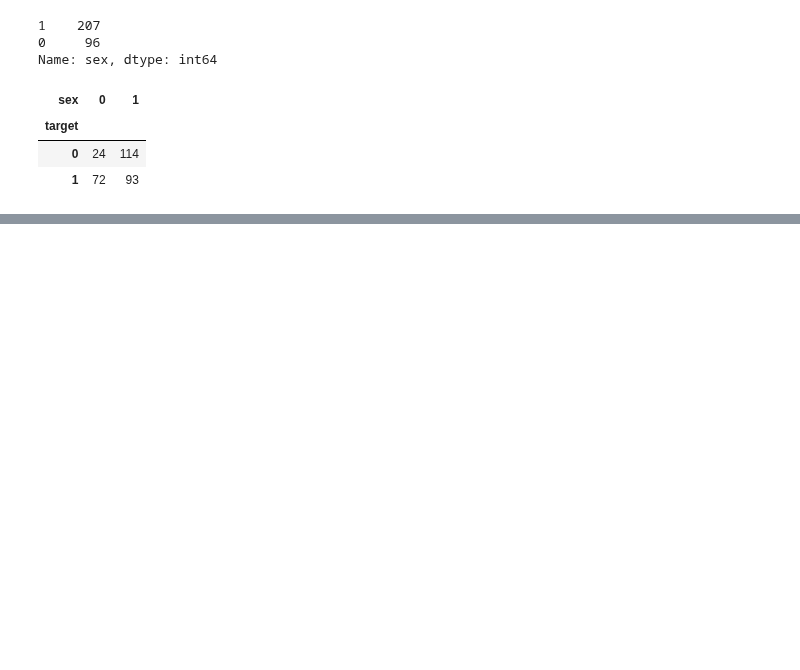
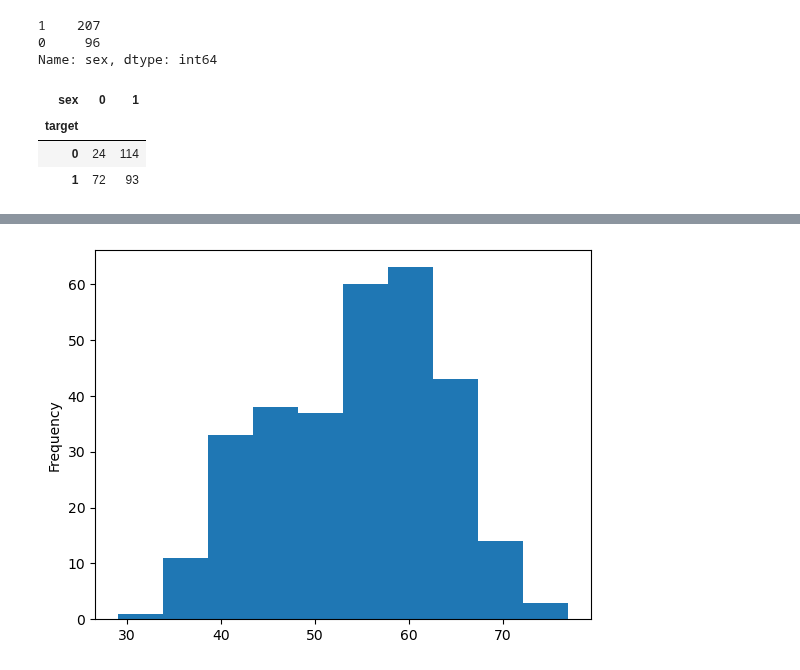
Before and after one commit to VirgSam/Pythonic-Journey, a Jupyter notebook: zero_to_mastery/zte/heart_disease_project/end-to-end-heart-disease-classification.ipynb, the cells around one changed output, grey strips where cells are left out. Drawn from its saved outputs; the diff is of its cells as text; code cells hidden in the pictures; blank space fills up the shorter version.

```diff
--- a/zero_to_mastery/zte/heart_disease_project/end-to-end-heart-disease-classification.ipynb
+++ b/zero_to_mastery/zte/heart_disease_project/end-to-end-heart-disease-classification.ipynb
@@ -231,0 +271,6 @@ df[""]
+# %%
+# Check the distribution of the age column with a Histogram
+
+df.age.plot.hist();
+# %% [output]
+[figure, added]
```
Also changed, not shown: parts of 8 cells of this notebook.
